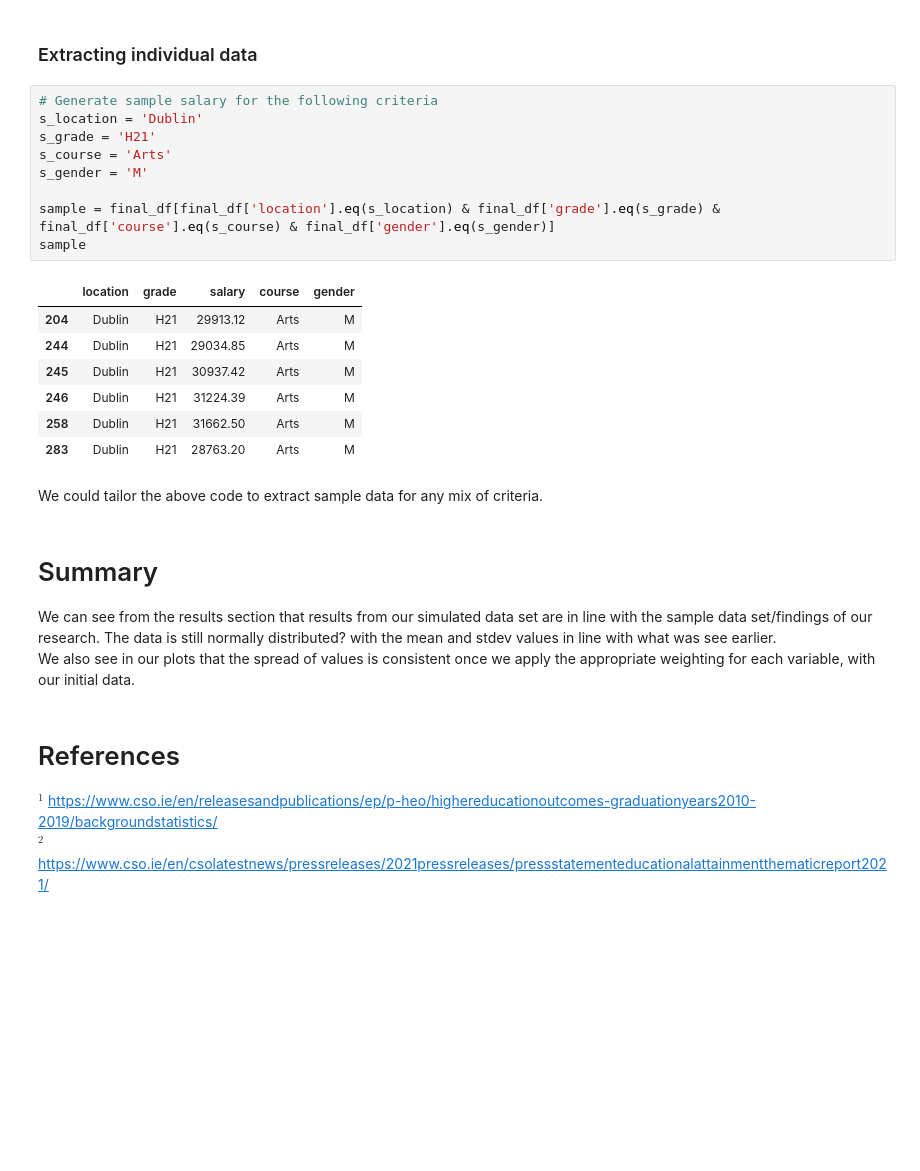
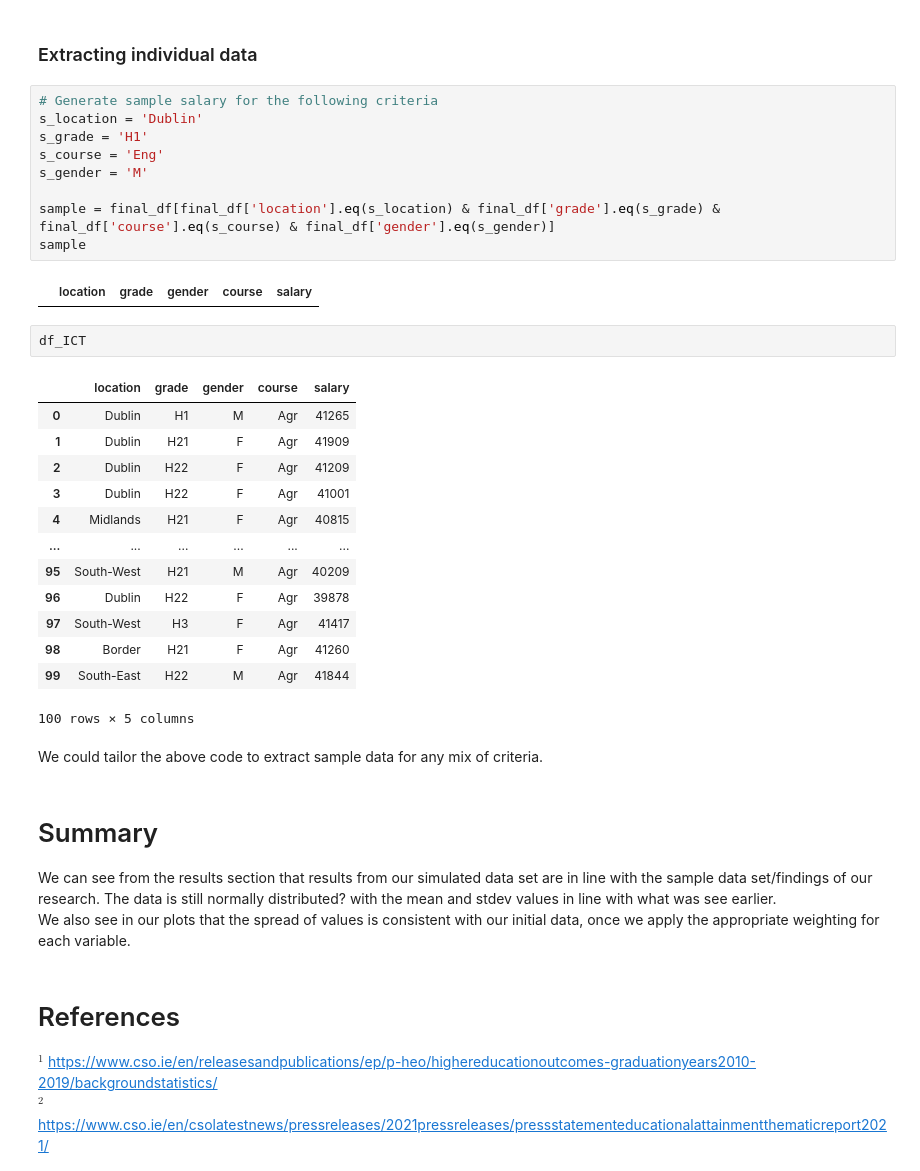
Before and after one commit to PeeBs68/mywork, a Jupyter notebook: project1.ipynb, the cells around one changed output. Cells and saved outputs as stored; diff of their text form; blank space fills up the shorter version.

```diff
--- a/project1.ipynb
+++ b/project1.ipynb
@@ -445,27 +520,37 @@ Althogh female graduates outnumber male graduates, male graduates tend to receiv
 # %%
 # Generate sample salary for the following criteria
 s_location = 'Dublin'
-s_grade = 'H21'
-s_course = 'Arts'
+s_grade = 'H1'
+s_course = 'Eng'
 s_gender = 'M'
 
 sample = final_df[final_df['location'].eq(s_location) & final_df['grade'].eq(s_grade) & final_df['course'].eq(s_course) & final_df['gender'].eq(s_gender)]
 sample
 # %% [output]
-|  | location | grade | salary | course | gender |
-| 204 | Dublin | H21 | 29913.12 | Arts | M |
-| 244 | Dublin | H21 | 29034.85 | Arts | M |
-| 245 | Dublin | H21 | 30937.42 | Arts | M |
-| 246 | Dublin | H21 | 31224.39 | Arts | M |
-| 258 | Dublin | H21 | 31662.50 | Arts | M |
-| 283 | Dublin | H21 | 28763.20 | Arts | M |
+|  | location | grade | gender | course | salary |
+# %%
+df_ICT
+# %% [output]
+|  | location | grade | gender | course | salary |
+| 0 | Dublin | H1 | M | Agr | 41265 |
+| 1 | Dublin | H21 | F | Agr | 41909 |
+| 2 | Dublin | H22 | F | Agr | 41209 |
+| 3 | Dublin | H22 | F | Agr | 41001 |
+| 4 | Midlands | H21 | F | Agr | 40815 |
+| ... | ... | ... | ... | ... | ... |
+| 95 | South-West | H21 | M | Agr | 40209 |
+| 96 | Dublin | H22 | F | Agr | 39878 |
+| 97 | South-West | H3 | F | Agr | 41417 |
+| 98 | Border | H21 | F | Agr | 41260 |
+| 99 | South-East | H22 | M | Agr | 41844 |
+100 rows × 5 columns
 # %% [markdown]
 We could tailor the above code to extract sample data for any mix of criteria.
 # %% [markdown]
 # Summary
 
 We can see from the results section that results from our simulated data set are in line with the sample data set/findings of our research. The data is still normally distributed? with the mean and stdev values in line with what was see earlier.
-We also see in our plots that the spread of values is consistent once we apply the appropriate weighting for each variable, with our initial data.
+We also see in our plots that the spread of values is consistent with our initial data, once we apply the appropriate weighting for each variable.
 # %% [markdown]
 # References
 
```
Also changed, not shown: parts of 21 cells of this notebook, 1 other file.
